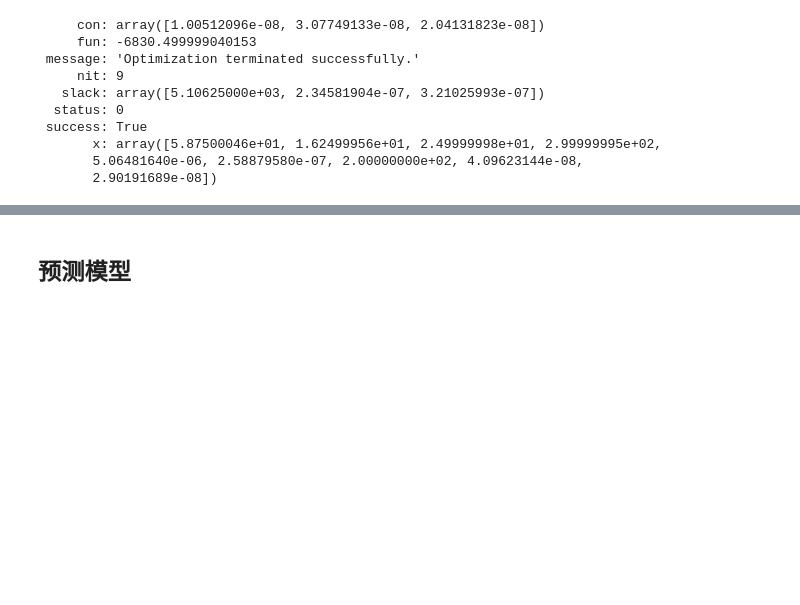
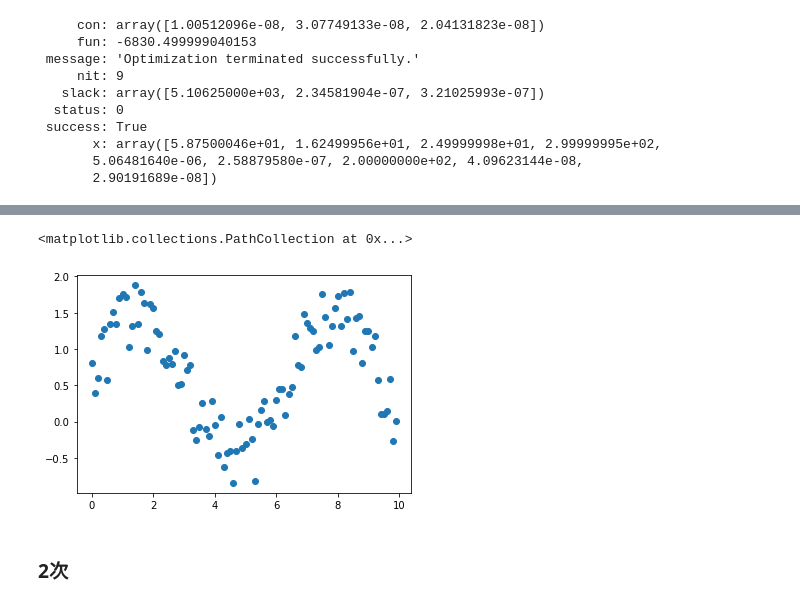
Before and after one commit to ThomsonRen/mathmodels, a Jupyter notebook: _sources/docs/answers.ipynb, the cells around one changed output, grey strips where cells are left out. Saved outputs shown, nothing was run; the diff lists cells and outputs as text; code cells hidden in the pictures; blank space fills up the shorter version.

```diff
--- a/_sources/docs/answers.ipynb
+++ b/_sources/docs/answers.ipynb
@@ -279,2 +285,12 @@ res
+# %%
+import numpy as np
+import matplotlib.pyplot as plt
+%matplotlib inline
+x = [0.1 * i for i in range(100)]
+y = [np.sin(t) + np.random.random() for t in x]
+plt.scatter(x,y)
+# %% [output]
+<matplotlib.collections.PathCollection at 0x...>
+[figure, added]
 # %% [markdown]
-## 预测模型
+### 2次
```
Also changed, not shown: parts of 45 cells of this notebook, 55 other files.
